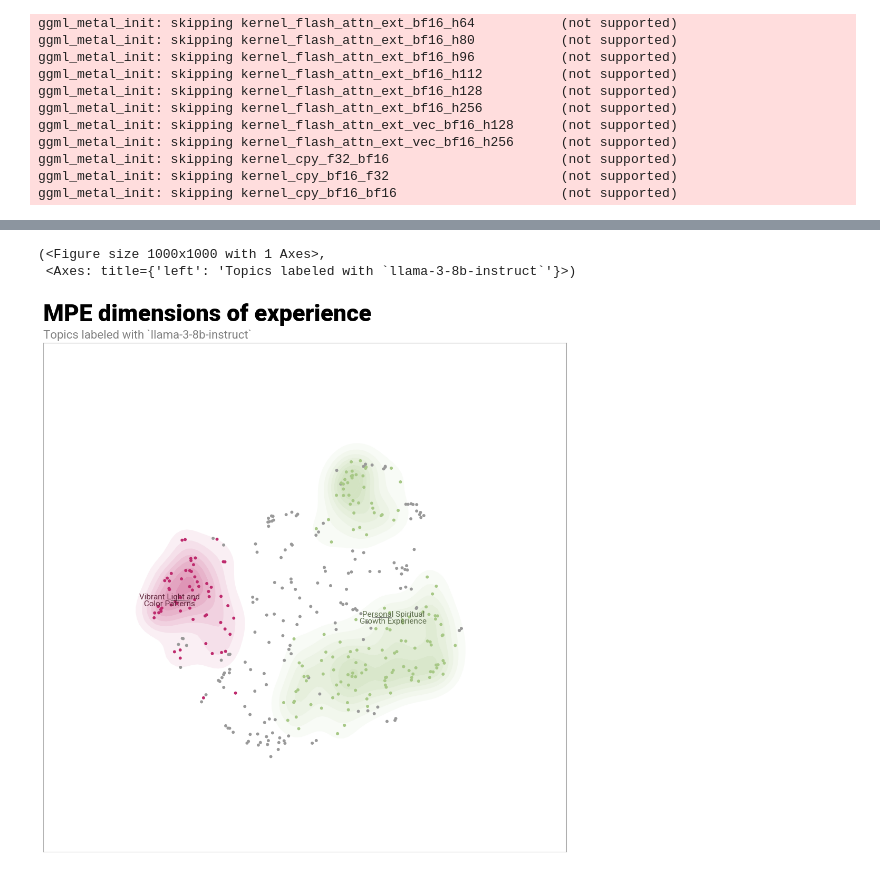
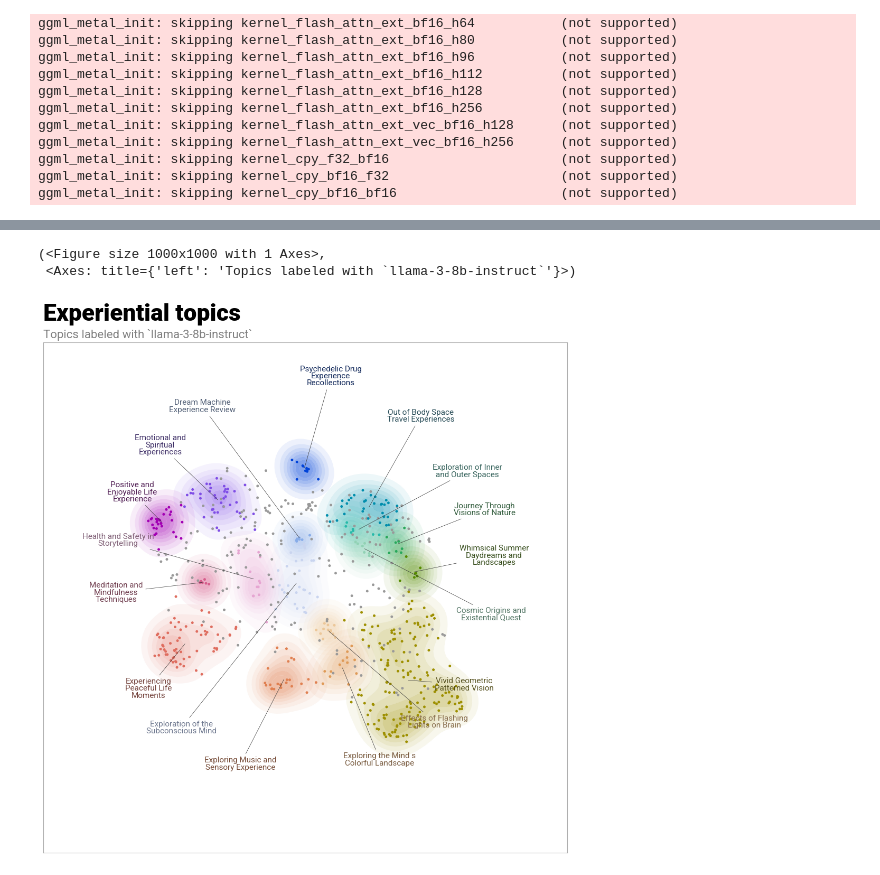
Before and after one commit to romybeaute/MOSAIC, a Jupyter notebook: dreamachine_llama.ipynb, the cells around one changed output, grey strips where cells are left out. Drawn from its saved outputs; the diff is of its cells as text; code cells hidden in the pictures.

Commit message:
updated to work following preprocessed API data"

```diff
--- a/dreamachine_llama.ipynb
+++ b/dreamachine_llama.ipynb
@@ -54,0 +33,8 @@ df
+# %%
+
+# load only the 'reflection_answer' column from each CSV file for the selected condition (HS or DL in the case of dreamachine dataset)
+reflection = pd.read_csv(os.path.join(DATA_DIR, f'{condition}_reflections_APIcleaned.csv'), usecols=['cleaned_reflection']).dropna()
+# dl_reflection = pd.read_csv(os.path.join(DATA_DIR, 'DL_reflections_APIcleaned.csv'), usecols=['cleaned_reflection']).dropna()
+
+print(f"{condition} reflection_answer shape:", reflection.shape)
+# print("DL reflection_answer shape:", dl_reflection.shape)
@@ -159,7 +184,7 @@ I have a topic that contains the following documents:
 The topic is described by the following keywords: '[KEYWORDS]'.
 
 
-Based on the above information, can you give a short label of the topic of at most 5 words?
+Based on the above information, give a short label of the topic of at most 5 words.
 A:
 """
 
@@ -171,18 +196,31 @@ representation_model = {
 
 
 # Pre-calculate embeddings
-embedding_model = SentenceTransformer("BAAI/bge-small-en-v1.5")
+# embedding_model = SentenceTransformer("BAAI/bge-small-en-v1.5")
+embedding_model = SentenceTransformer("all-mpnet-base-v2")
 embeddings = embedding_model.encode(docs, show_progress_bar=True)
 
 
-# Pre-reduce embeddings for visualization purposes
-reduced_embeddings = UMAP(n_neighbors=15, n_components=2, min_dist=0.0, metric='cosine', random_state=42).fit_transform(embeddings)
+# #------------------------------------------------------------
+# #parameters for HS:
+# # Pre-reduce embeddings for visualization purposes
+# reduced_embeddings = UMAP(n_neighbors=20, n_components=2, min_dist=0.025, metric='cosine', random_state=42).fit_transform(embeddings)
 
-vectorizer = CountVectorizer(ngram_range=(1, 3), stop_words='english')
+# vectorizer = CountVectorizer(ngram_range=(1, 2), stop_words='english')
+
+# # Define sub-models
+# umap_model = UMAP(n_neighbors=20, n_components=15, min_dist=0.025, metric='cosine', random_state=42)
+# hdbscan_model = HDBSCAN(min_cluster_size=10, min_samples=5, metric='euclidean', cluster_selection_method='eom', prediction_data=True)
 
 
 
+#------------------------------------------------------------
+#parameters for DL:
+# Pre-reduce embeddings for visualization purposes
+reduced_embeddings = UMAP(n_neighbors=25, n_components=2, min_dist=0.025, metric='cosine', random_state=42).fit_transform(embeddings)
+
+vectorizer = CountVectorizer(ngram_range=(1, 2), stop_words='english')
 
 # Define sub-models
-umap_model = UMAP(n_neighbors=15, n_components=5, min_dist=0.0, metric='cosine', random_state=42)
-hdbscan_model = HDBSCAN(min_cluster_size=40, metric='euclidean', cluster_selection_method='eom', prediction_data=True)
+umap_model = UMAP(n_neighbors=25, n_components=18, min_dist=0.025, metric='cosine', random_state=42)
+hdbscan_model = HDBSCAN(min_cluster_size=5, min_samples=5, metric='euclidean', cluster_selection_method='eom', prediction_data=True)
@@ -196,8 +232,8 @@ topic_model = BERTopic(
  hdbscan_model=hdbscan_model,
  representation_model=representation_model,
  vectorizer_model=vectorizer,
- nr_topics="auto",  # Automatically determine the number of topics
-
+#  nr_topics="auto",  # Automatically determine the number of topics
+nr_topics=None,
  # Hyperparameters
  top_n_words=10,
  verbose=True
@@ -234,23 +279,23 @@ topic_model.visualize_documents(docs,
 # %%
 # Create a label for each document
 llm_labels = [re.sub(r'\W+', ' ', label[0][0].split("\n")[0].replace('"', '')) for label in topic_model.get_topics(full=True)["LLM"].values()]
 llm_labels = [label if label else "Unlabelled" for label in llm_labels]
 all_labels = [llm_labels[topic+topic_model._outliers] if topic != -1 else "Unlabelled" for topic in topics]
 
 
 # Run the visualization
 datamapplot.create_plot(
    reduced_embeddings,
    all_labels,
    label_font_size=11,
-   title="MPE dimensions of experience",
+   title="Experiential topics",
    sub_title="Topics labeled with `llama-3-8b-instruct`",
    label_wrap_width=20
 )
 # %% [output]
 (<Figure size 1000x1000 with 1 Axes>,
  <Axes: title={'left': 'Topics labeled with `llama-3-8b-instruct`'}>)
-[figure, old version]
+[figure, new version]
 # %%
 
 hierarchy_vis = topic_model.visualize_hierarchy(custom_labels=True, color_threshold=.9)
```
Also changed, not shown: parts of 11 cells of this notebook.
